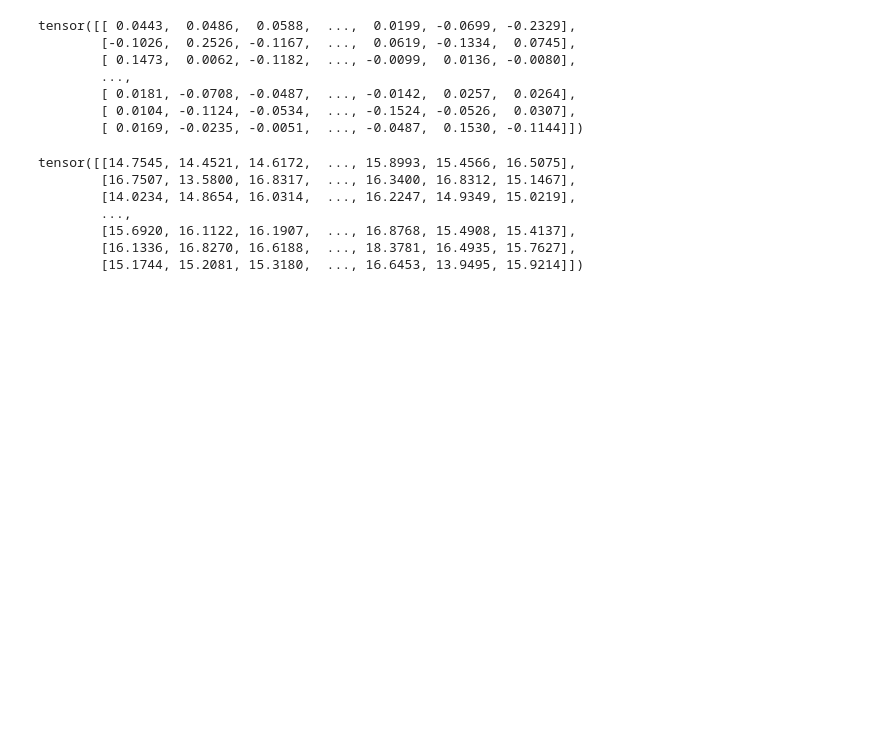
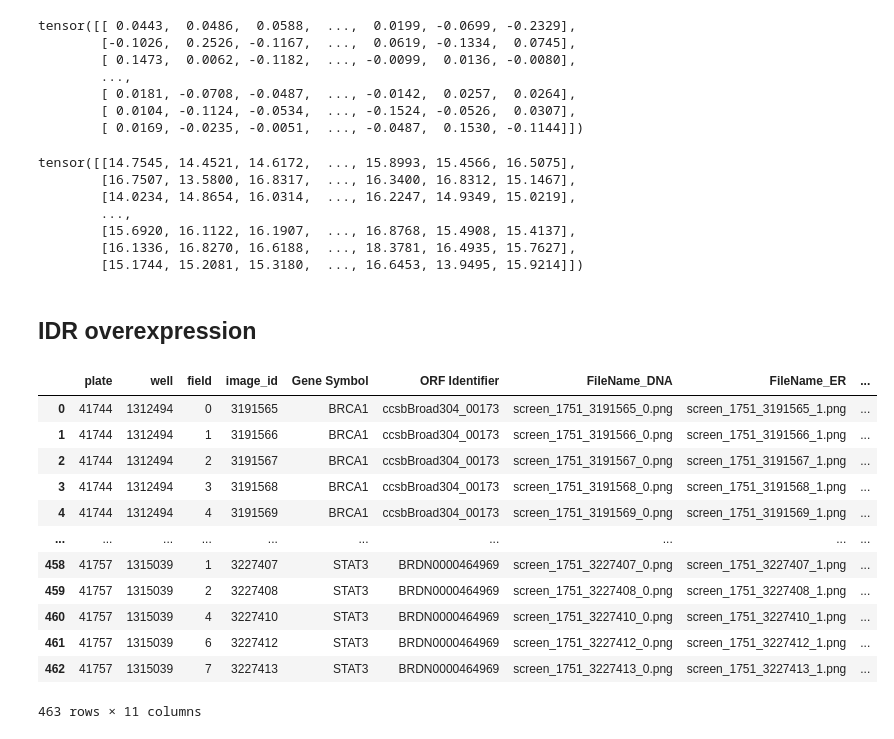
Before and after one commit to gwatkinson/jump_models, a Jupyter notebook: notebooks/5-gw-illustrations.ipynb, the cells around one changed output. Cells and saved outputs as stored; diff of their text form; code cells hidden in the pictures; blank space fills up the shorter version.

```diff
--- a/notebooks/5-gw-illustrations.ipynb
+++ b/notebooks/5-gw-illustrations.ipynb
@@ -121,3 +117,7 @@ tensor([[14.7545, 14.4521, 14.6172,  ..., 15.8993, 15.4566, 16.5075],
         [15.6920, 16.1122, 16.1907,  ..., 16.8768, 15.4908, 15.4137],
         [16.1336, 16.8270, 16.6188,  ..., 18.3781, 16.4935, 15.7627],
         [15.1744, 15.2081, 15.3180,  ..., 16.6453, 13.9495, 15.9214]])
+# %% [markdown]
+## IDR overexpression
+# %%
+idr_meta = pd.read_csv("../cpjump1/idr0033-rohban-pathways/processed_metadata.csv")
@@ -123,0 +126,16 @@ tensor([[14.7545, 14.4521, 14.6172,  ..., 15.8993, 15.4566, 16.5075],
+# %%
+idr_meta
+# %% [output]
+|  | plate | well | field | image_id | Gene Symbol | ORF Identifier | FileName_DNA | FileName_ER | ... |
+| 0 | 41744 | 1312494 | 0 | 3191565 | BRCA1 | ccsbBroad304_00173 | screen_1751_3191565_0.png | screen_1751_3191565_1.png | ... |
+| 1 | 41744 | 1312494 | 1 | 3191566 | BRCA1 | ccsbBroad304_00173 | screen_1751_3191566_0.png | screen_1751_3191566_1.png | ... |
+| 2 | 41744 | 1312494 | 2 | 3191567 | BRCA1 | ccsbBroad304_00173 | screen_1751_3191567_0.png | screen_1751_3191567_1.png | ... |
+| 3 | 41744 | 1312494 | 3 | 3191568 | BRCA1 | ccsbBroad304_00173 | screen_1751_3191568_0.png | screen_1751_3191568_1.png | ... |
+| 4 | 41744 | 1312494 | 4 | 3191569 | BRCA1 | ccsbBroad304_00173 | screen_1751_3191569_0.png | screen_1751_3191569_1.png | ... |
+| ... | ... | ... | ... | ... | ... | ... | ... | ... | ... |
+| 458 | 41757 | 1315039 | 1 | 3227407 | STAT3 | BRDN0000464969 | screen_1751_3227407_0.png | screen_1751_3227407_1.png | ... |
+| 459 | 41757 | 1315039 | 2 | 3227408 | STAT3 | BRDN0000464969 | screen_1751_3227408_0.png | screen_1751_3227408_1.png | ... |
+| 460 | 41757 | 1315039 | 4 | 3227410 | STAT3 | BRDN0000464969 | screen_1751_3227410_0.png | screen_1751_3227410_1.png | ... |
+| 461 | 41757 | 1315039 | 6 | 3227412 | STAT3 | BRDN0000464969 | screen_1751_3227412_0.png | screen_1751_3227412_1.png | ... |
+| 462 | 41757 | 1315039 | 7 | 3227413 | STAT3 | BRDN0000464969 | screen_1751_3227413_0.png | screen_1751_3227413_1.png | ... |
+463 rows × 11 columns
```
Also changed, not shown: parts of 14 cells of this notebook, 5 other files.
